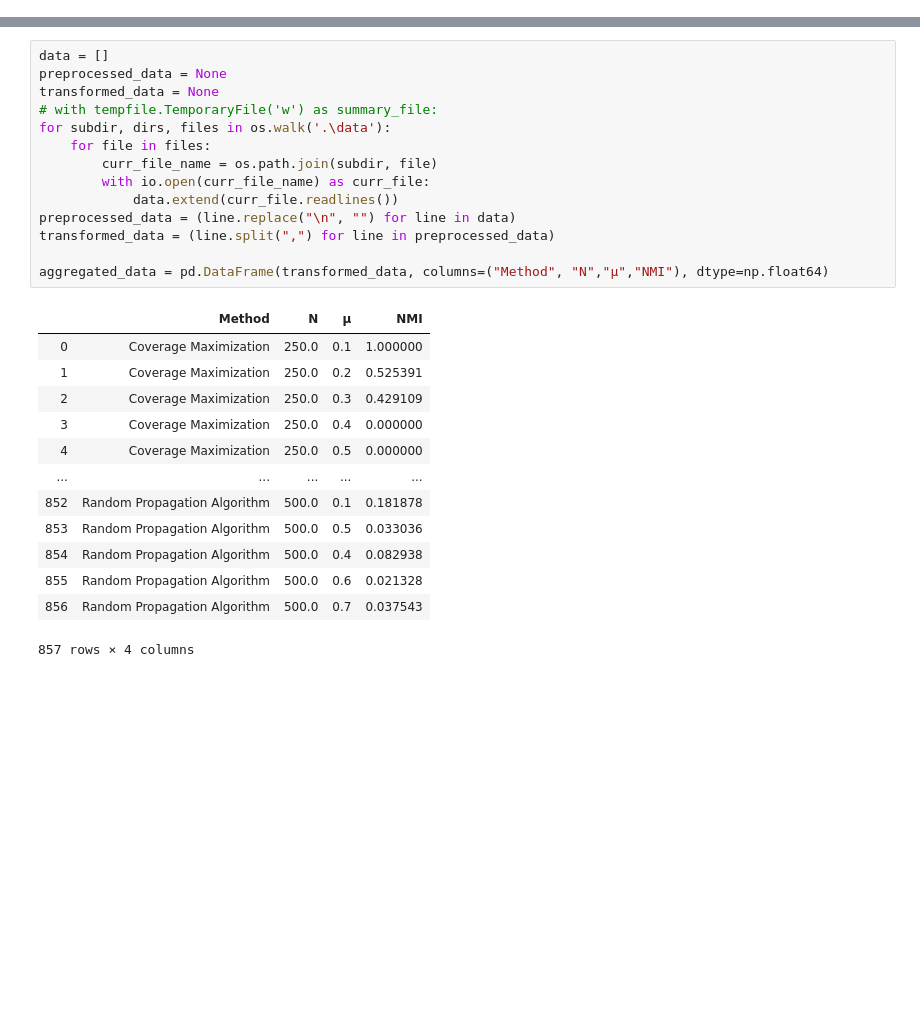
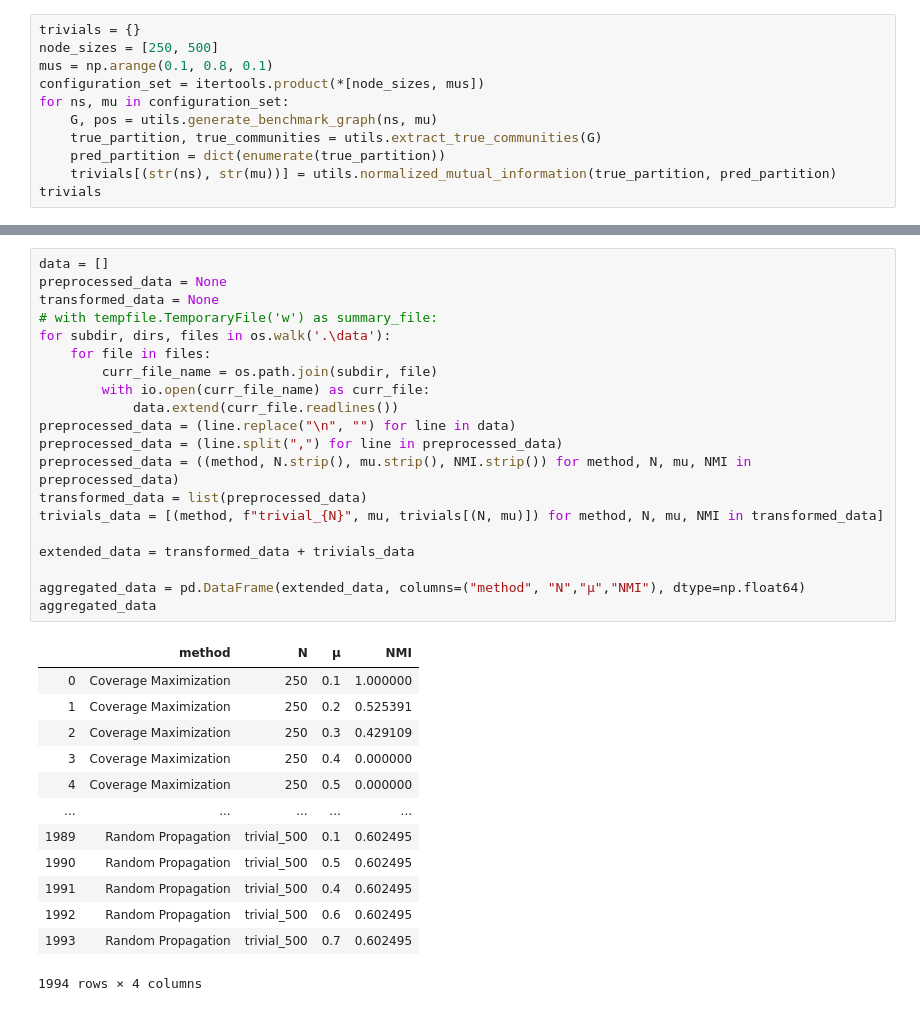
Before and after one commit to Olu93/project_network_science, a Jupyter notebook: src/data_processing_and_visualisation.ipynb, the cells around one changed output, grey strips where cells are left out. Cells and saved outputs as stored; diff of their text form; blank space fills up the shorter version.

```diff
--- a/src/data_processing_and_visualisation.ipynb
+++ b/src/data_processing_and_visualisation.ipynb
@@ -8,0 +12,11 @@ import numpy as np
+# %%
+trivials = {}
+node_sizes = [250, 500]
+mus = np.arange(0.1, 0.8, 0.1)
+configuration_set = itertools.product(*[node_sizes, mus])
+for ns, mu in configuration_set:
+    G, pos = utils.generate_benchmark_graph(ns, mu)
+    true_partition, true_communities = utils.extract_true_communities(G)
+    pred_partition = dict(enumerate(true_partition))
+    trivials[(str(ns), str(mu))] = utils.normalized_mutual_information(true_partition, pred_partition)
+trivials
@@ -9,28 +38,34 @@ import numpy as np
 # %%
 data = []
 preprocessed_data = None
 transformed_data = None
 # with tempfile.TemporaryFile('w') as summary_file:
 for subdir, dirs, files in os.walk('.\data'):
     for file in files:
         curr_file_name = os.path.join(subdir, file)
         with io.open(curr_file_name) as curr_file:
             data.extend(curr_file.readlines())
 preprocessed_data = (line.replace("\n", "") for line in data)
-transformed_data = (line.split(",") for line in preprocessed_data)
+preprocessed_data = (line.split(",") for line in preprocessed_data)
+preprocessed_data = ((method, N.strip(), mu.strip(), NMI.strip()) for method, N, mu, NMI in preprocessed_data)
+transformed_data = list(preprocessed_data)
+trivials_data = [(method, f"trivial_{N}", mu, trivials[(N, mu)]) for method, N, mu, NMI in transformed_data]
 
-aggregated_data = pd.DataFrame(transformed_data, columns=("Method", "N","µ","NMI"), dtype=np.float64)
+extended_data = transformed_data + trivials_data
+
+aggregated_data = pd.DataFrame(extended_data, columns=("method", "N","µ","NMI"), dtype=np.float64)
+aggregated_data
 # %% [output]
-|  | Method | N | µ | NMI |
-| 0 | Coverage Maximization | 250.0 | 0.1 | 1.000000 |
-| 1 | Coverage Maximization | 250.0 | 0.2 | 0.525391 |
-| 2 | Coverage Maximization | 250.0 | 0.3 | 0.429109 |
-| 3 | Coverage Maximization | 250.0 | 0.4 | 0.000000 |
-| 4 | Coverage Maximization | 250.0 | 0.5 | 0.000000 |
+|  | method | N | µ | NMI |
+| 0 | Coverage Maximization | 250 | 0.1 | 1.000000 |
+| 1 | Coverage Maximization | 250 | 0.2 | 0.525391 |
+| 2 | Coverage Maximization | 250 | 0.3 | 0.429109 |
+| 3 | Coverage Maximization | 250 | 0.4 | 0.000000 |
+| 4 | Coverage Maximization | 250 | 0.5 | 0.000000 |
 | ... | ... | ... | ... | ... |
-| 852 | Random Propagation Algorithm | 500.0 | 0.1 | 0.181878 |
-| 853 | Random Propagation Algorithm | 500.0 | 0.5 | 0.033036 |
-| 854 | Random Propagation Algorithm | 500.0 | 0.4 | 0.082938 |
-| 855 | Random Propagation Algorithm | 500.0 | 0.6 | 0.021328 |
-| 856 | Random Propagation Algorithm | 500.0 | 0.7 | 0.037543 |
+| 1989 | Random Propagation | trivial_500 | 0.1 | 0.602495 |
+| 1990 | Random Propagation | trivial_500 | 0.5 | 0.602495 |
+| 1991 | Random Propagation | trivial_500 | 0.4 | 0.602495 |
+| 1992 | Random Propagation | trivial_500 | 0.6 | 0.602495 |
+| 1993 | Random Propagation | trivial_500 | 0.7 | 0.602495 |
-857 rows × 4 columns
+1994 rows × 4 columns
```
Also changed, not shown: parts of 5 cells of this notebook, 5 other files.
